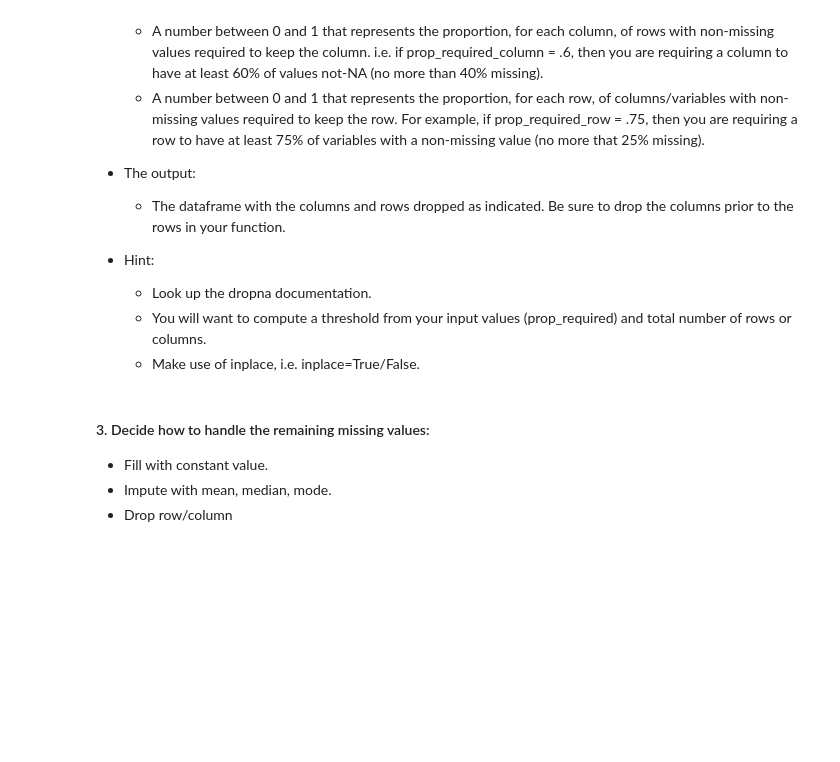
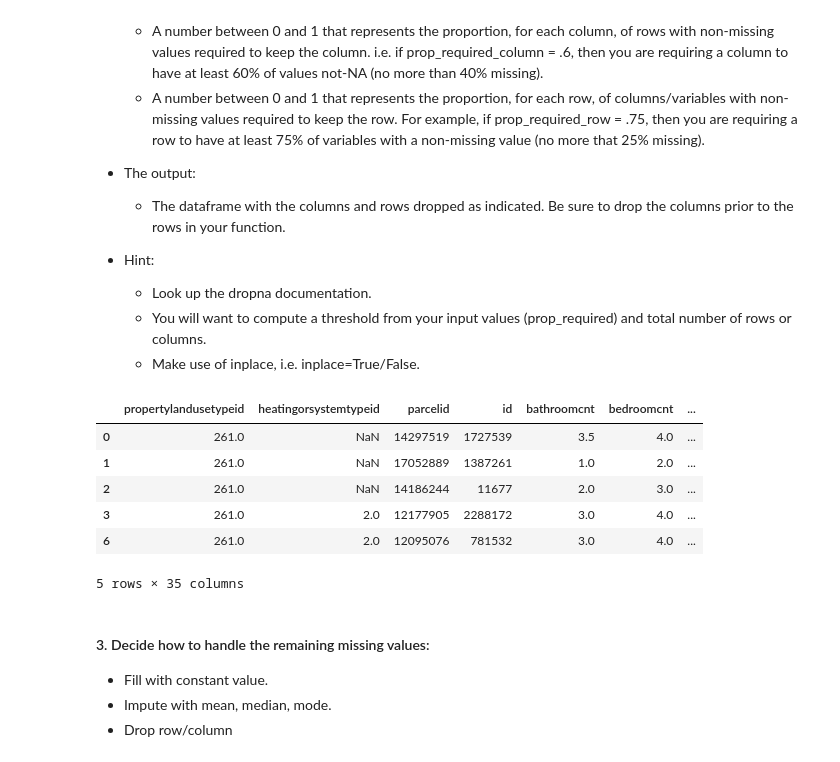
Before and after one commit to dbojado/clustering-exercises, a Jupyter notebook: data_wrangling.ipynb, the cells around one changed output. Drawn from its saved outputs; the diff is of its cells as text; code cells hidden in the pictures; blank space fills up the shorter version.

```diff
--- a/data_wrangling.ipynb
+++ b/data_wrangling.ipynb
@@ -43,0 +204,4 @@ df = acquire.new_zillow_data()
+# %%
+# Keeping properties with only positive number of bedrooms and bathrooms
+df = df[(df.bedroomcnt > 0) & (df.bathroomcnt > 0)]
+df.shape
@@ -43,0 +222,3 @@ df = acquire.new_zillow_data()
+# %%
+df.unitcnt = df.unitcnt.fillna(1.0)
+df.shape
@@ -44,3 +232,6 @@ df = acquire.new_zillow_data()
+# %%
+# Filter the duplex, triplex, etc...
+df = df[df.unitcnt == 1.0]
 # %% [markdown]
 #### 2. Create a function that will drop rows or columns based on the percent of values that are missing: handle_missing_values(df, prop_required_column, prop_required_row).
 
@@ -56,6 +247,24 @@ df = acquire.new_zillow_data()
     - Look up the dropna documentation.
     - You will want to compute a threshold from your input values (prop_required) and total number of rows or columns.
     - Make use of inplace, i.e. inplace=True/False.
+# %%
+def handle_missing_values(df, prop_required_column = .60, prop_required_row = .60):
+    threshold = int(round(prop_required_column*len(df.index),0))
+    df.dropna(axis=1, thresh=threshold, inplace=True)
+    threshold = int(round(prop_required_row*len(df.columns),0))
+    df.dropna(axis=0, thresh=threshold, inplace=True)
+    return df
+# %%
+df = handle_missing_values(df)
+df.head()
+# %% [output]
+|  | propertylandusetypeid | heatingorsystemtypeid | parcelid | id | bathroomcnt | bedroomcnt | ... |
+| 0 | 261.0 | NaN | 14297519 | 1727539 | 3.5 | 4.0 | ... |
+| 1 | 261.0 | NaN | 17052889 | 1387261 | 1.0 | 2.0 | ... |
+| 2 | 261.0 | NaN | 14186244 | 11677 | 2.0 | 3.0 | ... |
+| 3 | 261.0 | 2.0 | 12177905 | 2288172 | 3.0 | 4.0 | ... |
+| 6 | 261.0 | 2.0 | 12095076 | 781532 | 3.0 | 4.0 | ... |
+5 rows × 35 columns
 # %% [markdown]
 #### 3. Decide how to handle the remaining missing values:
 
```
Also changed, not shown: parts of 56 cells of this notebook.
